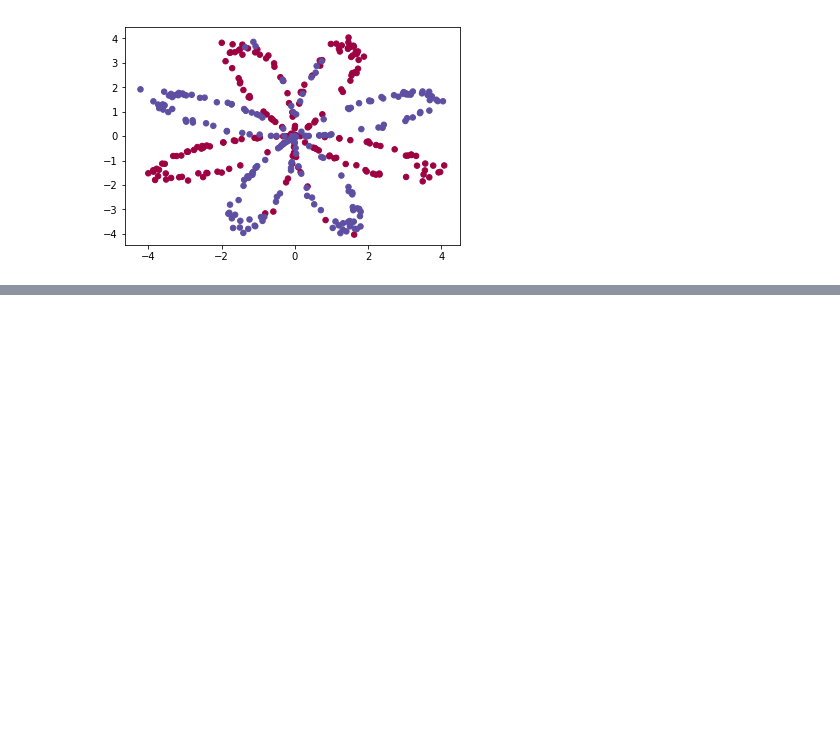
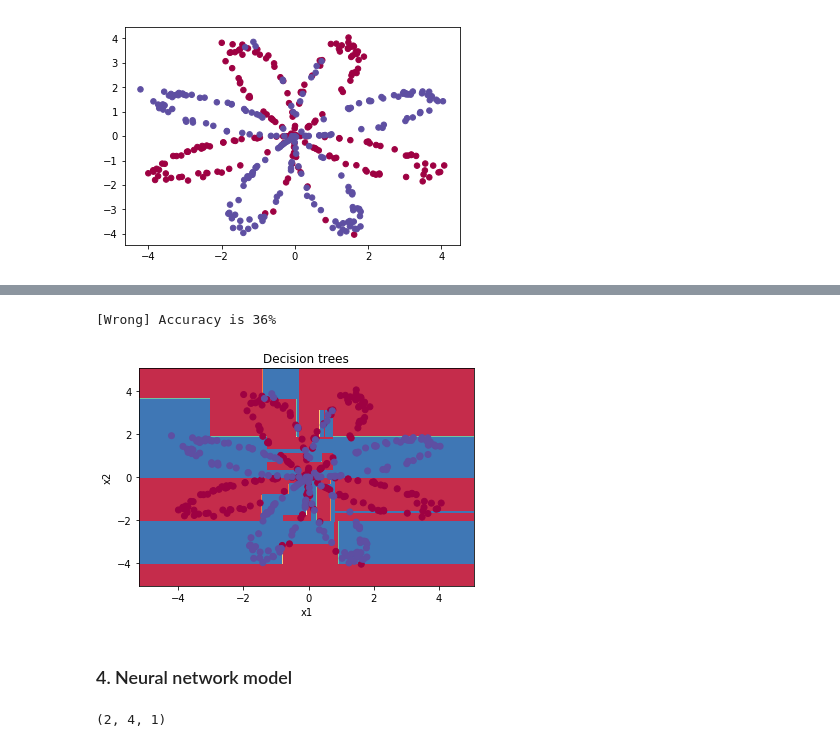
Before and after one commit to rajpalkulhari/deep-learning-coursera, a Jupyter notebook: shallow learning in plain python/classification with one hidden layer.ipynb, the cells around one changed output, grey strips where cells are left out. Drawn from its saved outputs; the diff is of its cells as text; code cells hidden in the pictures; blank space fills up the shorter version.

Commit message:
2 layer network

```diff
--- a/shallow learning in plain python/classification with one hidden layer.ipynb
+++ b/shallow learning in plain python/classification with one hidden layer.ipynb
@@ -89,0 +122,12 @@ def plot_decision_boundary(model, X, y):
+# %%
+plot_decision_boundary(lambda x: dt.predict(x), X, Y)
+plt.title('Decision trees')
+
+DT_predictions = dt.predict(X.T)
+print('[Wrong] Accuracy is %d' % float((np.dot(Y, DT_predictions) + np.dot(1 - Y,1 - DT_predictions)) / float(Y.size) * 100)
+      + "%")
+# %% [output]
+[Wrong] Accuracy is 36%
+[figure, added]
+# %% [markdown]
+### 4. Neural network model
@@ -89,0 +141,4 @@ def plot_decision_boundary(model, X, y):
+# %%
+layer_size(X,Y)
+# %% [output]
+(2, 4, 1)
```
Also changed, not shown: parts of 14 cells of this notebook.
